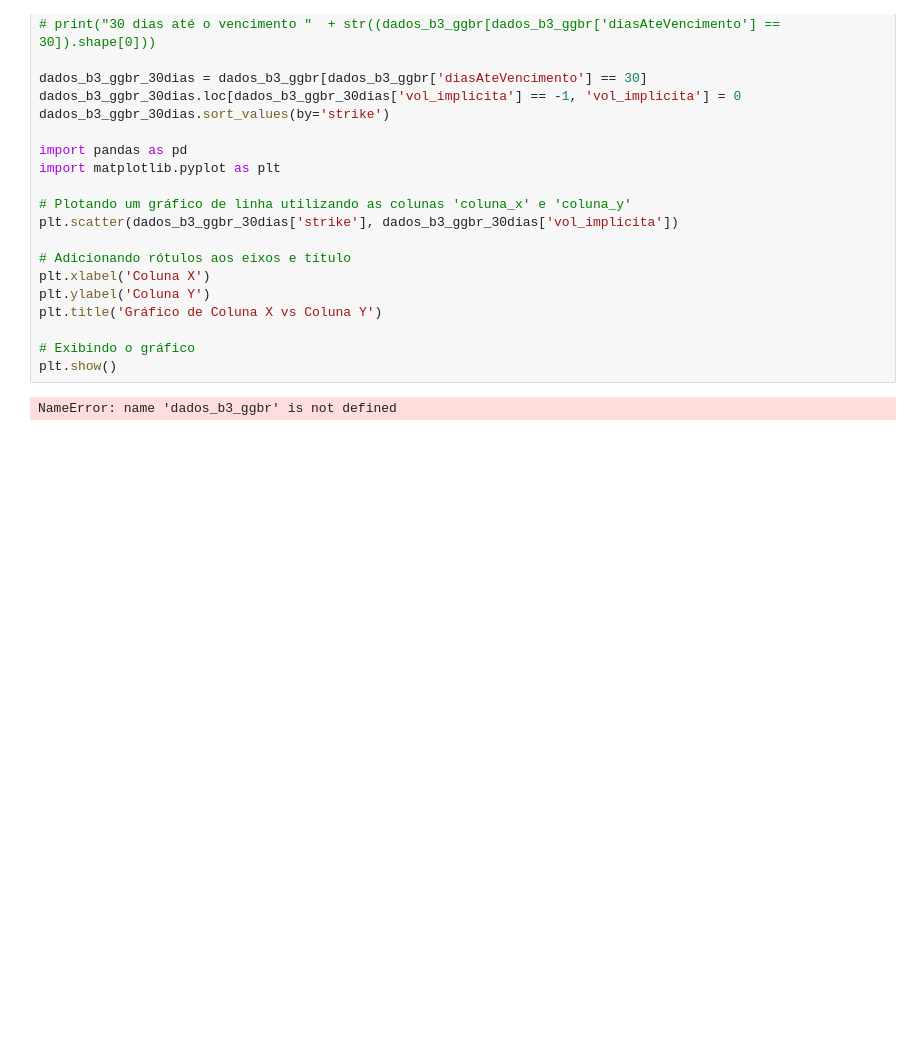
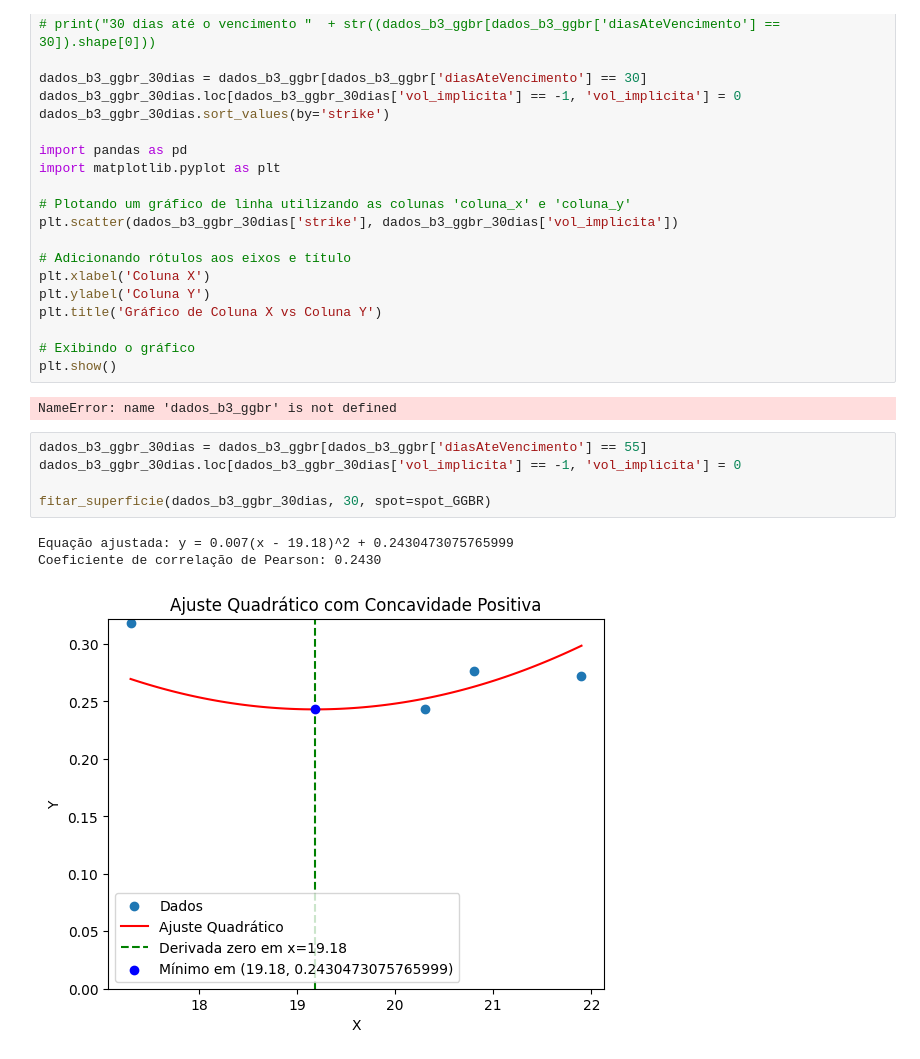
Before and after one commit to VitorSancho/IVOptionPredictor, a Jupyter notebook: projeto/src/MLApp/Avaliacao.ipynb, the cells around one changed output. Cells and saved outputs as stored; diff of their text form; blank space fills up the shorter version.

```diff
--- a/projeto/src/MLApp/Avaliacao.ipynb
+++ b/projeto/src/MLApp/Avaliacao.ipynb
@@ -654,3 +655,12 @@ plt.title('Gráfico de Coluna X vs Coluna Y')
 plt.show()
 # %% [output]
 NameError: name 'dados_b3_ggbr' is not defined
+# %%
+dados_b3_ggbr_30dias = dados_b3_ggbr[dados_b3_ggbr['diasAteVencimento'] == 55]
+dados_b3_ggbr_30dias.loc[dados_b3_ggbr_30dias['vol_implicita'] == -1, 'vol_implicita'] = 0
+
+fitar_superficie(dados_b3_ggbr_30dias, 30, spot=spot_GGBR)
+# %% [output]
+Equação ajustada: y = 0.007(x - 19.18)^2 + 0.2430473075765999
+Coeficiente de correlação de Pearson: 0.2430
+[figure, added]
```
Also changed, not shown: parts of 4 cells of this notebook, 1 other file.
